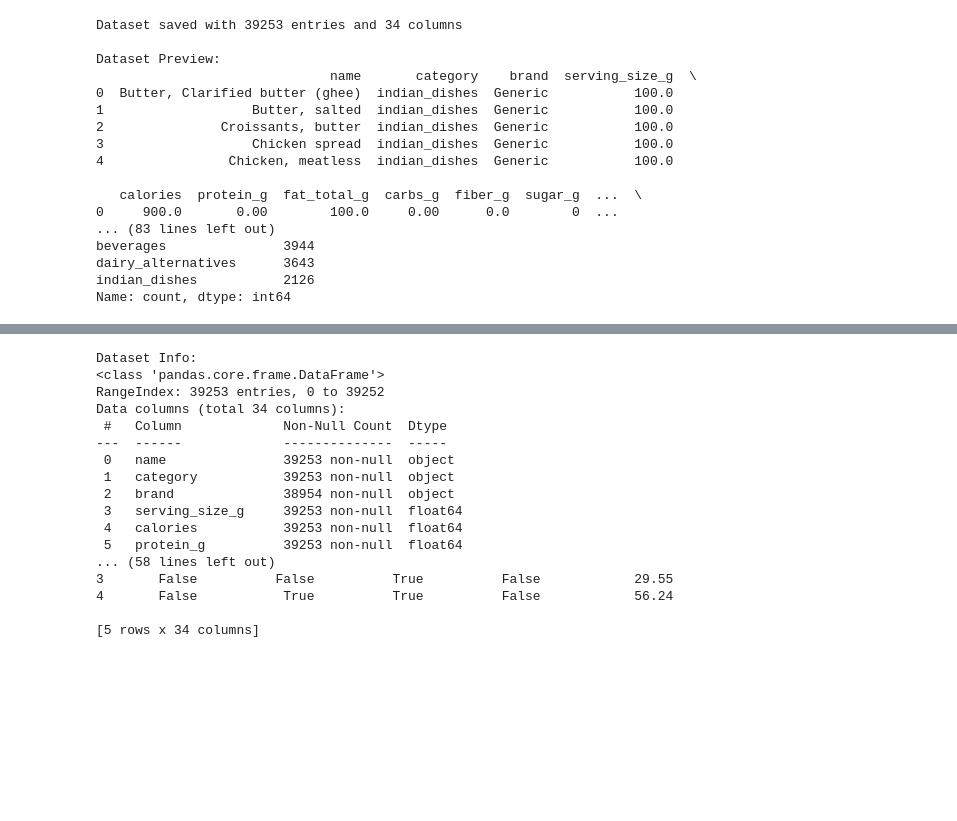
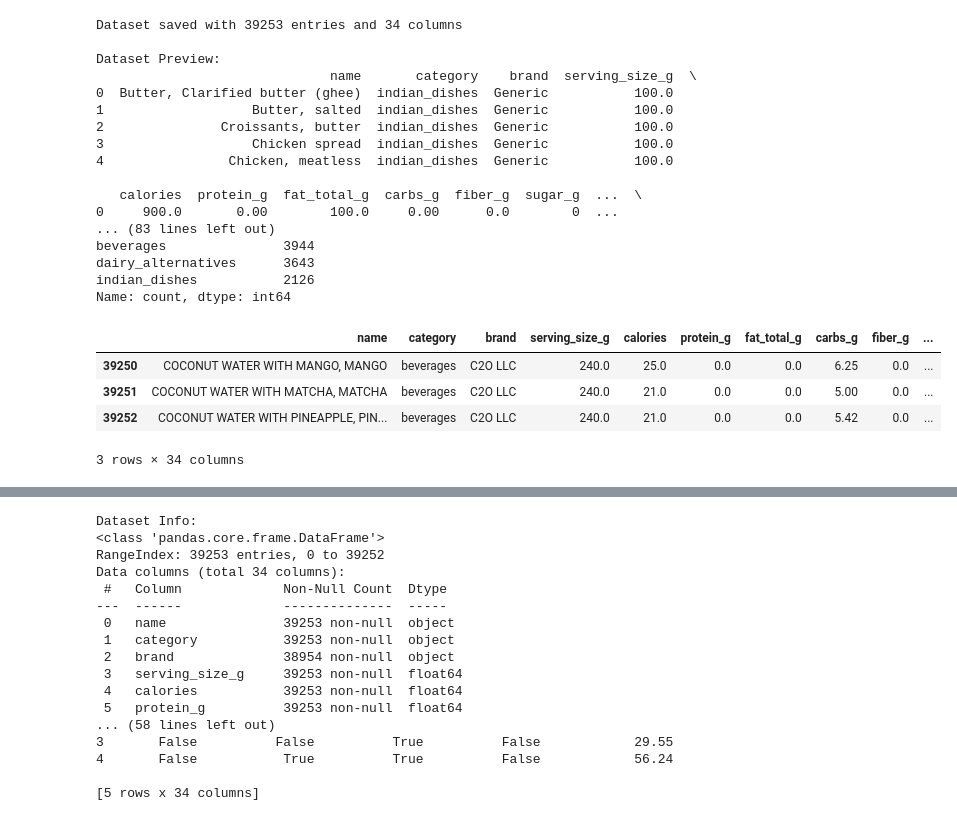
Before and after one commit to Amanarun2907/Nutitional-Analysis, a Jupyter notebook: notebooks/ml.ipynb, the cells around one changed output, grey strips where cells are left out. Drawn from its saved outputs; the diff is of its cells as text; code cells hidden in the pictures; blank space fills up the shorter version.

```diff
--- a/notebooks/ml.ipynb
+++ b/notebooks/ml.ipynb
@@ -261,0 +310,8 @@ Name: count, dtype: int64
+# %%
+df.tail(3)
+# %% [output]
+|  | name | category | brand | serving_size_g | calories | protein_g | fat_total_g | carbs_g | fiber_g | ... |
+| 39250 | COCONUT WATER WITH MANGO, MANGO | beverages | C2O LLC | 240.0 | 25.0 | 0.0 | 0.0 | 6.25 | 0.0 | ... |
+| 39251 | COCONUT WATER WITH MATCHA, MATCHA | beverages | C2O LLC | 240.0 | 21.0 | 0.0 | 0.0 | 5.00 | 0.0 | ... |
+| 39252 | COCONUT WATER WITH PINEAPPLE, PIN... | beverages | C2O LLC | 240.0 | 21.0 | 0.0 | 0.0 | 5.42 | 0.0 | ... |
+3 rows × 34 columns
```
Also changed, not shown: parts of 17 cells of this notebook.
